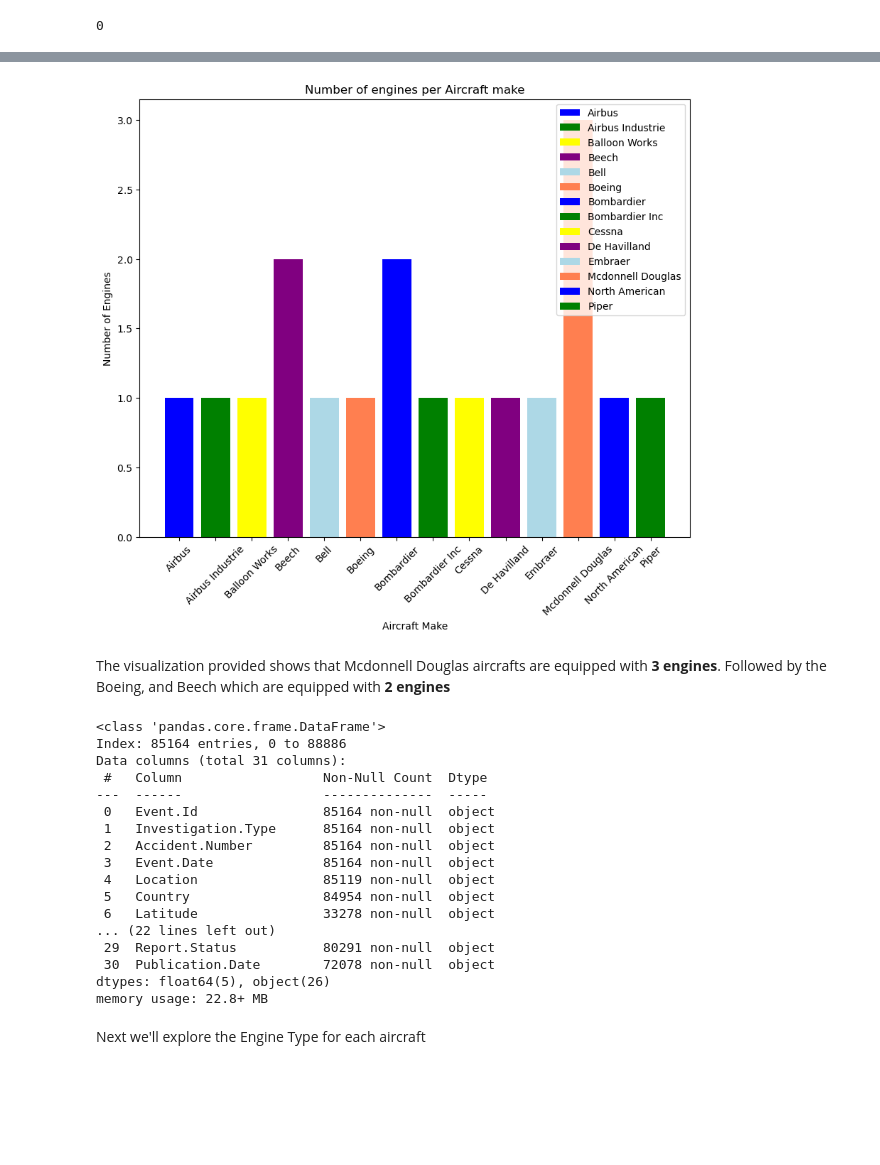
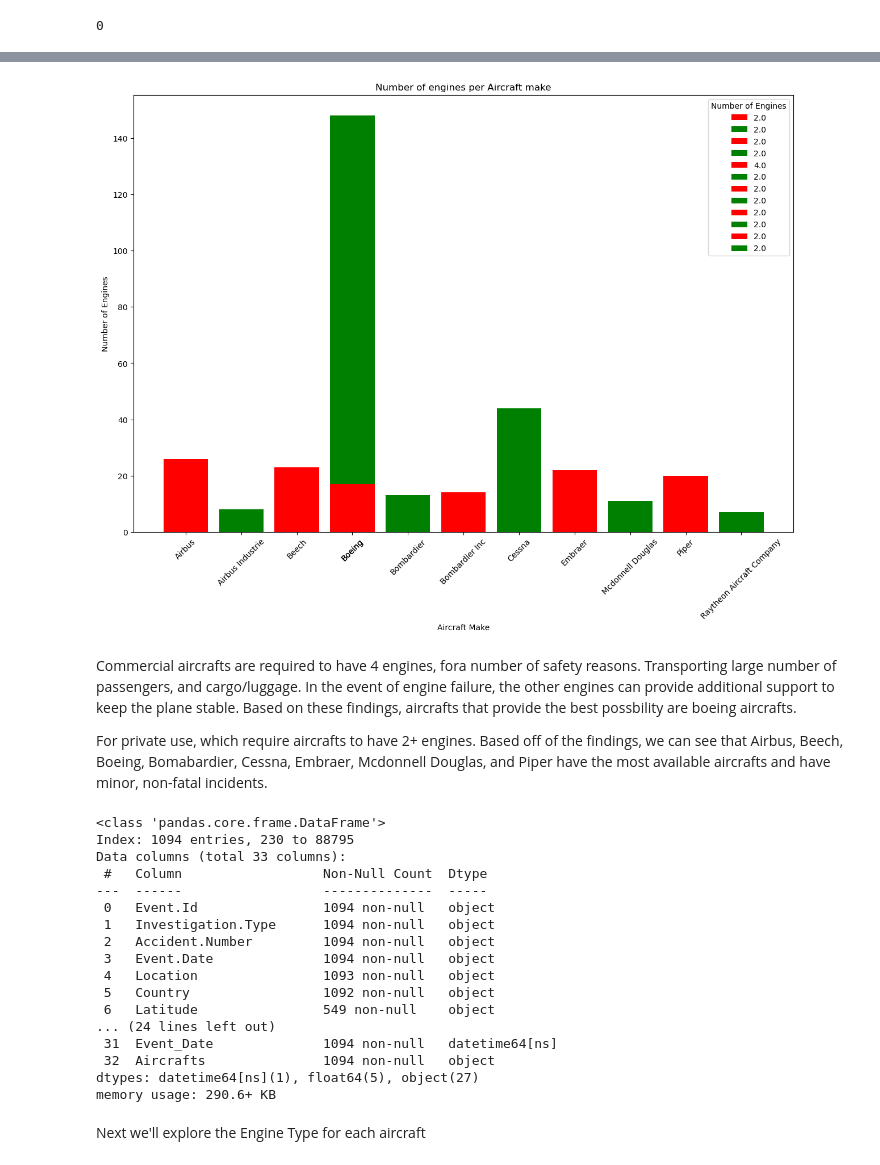
Before and after one commit to omendez930/Aircraft_purchase_analysis, a Jupyter notebook: Index.ipynb, the cells around one changed output, grey strips where cells are left out. Cells and saved outputs as stored; diff of their text form; code cells hidden in the pictures; blank space fills up the shorter version.

```diff
--- a/Index.ipynb
+++ b/Index.ipynb
@@ -590,0 +681,2 @@ make_over_10 = grouped_data[grouped_data['Count'] >= 10]
+# %%
+make_over_ten_aircrafts =  grouped_data[(grouped_data['Number_of_Aircrafts'] >= 10) & (grouped_data['Aircraft.Category'] == 'Airplane')]
@@ -688,4 +795,4 @@ len(data['Number.of.Engines'])
 # %%
-engine_number_mean = float(round(data['Number.of.Engines'].mean()))
+engine_number_mean = float(round(minor_damaged_aircrafts['Number.of.Engines'].mean()))
 engine_number_mean
 # %% [output]
@@ -693,2 +800,2 @@ engine_number_mean
 # %%
-data['Number.of.Engines'].fillna(engine_number_mean, inplace=True)
+minor_damaged_aircrafts['Number.of.Engines'].fillna(engine_number_mean, inplace=True)
@@ -727,0 +815,6 @@ make_over_10[make_over_10['Number of Engines'] >= 3]
+# %%
+number_of_engines = minor_damaged_aircrafts.groupby(['Make','Aircraft.Category','Number.of.Engines']).agg(Make_count=('Make', 'size')).reset_index()
+commercial_aircrafts = number_of_engines[(number_of_engines['Number.of.Engines'] >= 2) & (number_of_engines['Aircraft.Category'] == 'Airplane') & (number_of_engines['Make_count'] >= 5)]
+# number_of_engines
+commercial_aircrafts
+# commercial_aircrafts.to_csv('./data/commercial_aircraft_make_gt.csv', index=False)
@@ -728,19 +850,18 @@ make_over_10[make_over_10['Number of Engines'] >= 3]
 # %%
-fig, ax = plt.subplots(figsize=(10,8))
+fig, ax = plt.subplots(figsize=(15,10))
 
-categories = list(make_over_10['Make'])
+categories = list(make_over_ten_aircrafts['Make'])
 
-colors = np.random.rand(len(categories),3)
+colors = ['red','green']
 
-ax.bar(make_over_10['Make'], make_over_10['Number of Engines'], label=make_over_10['Make'], color=color)
+ax.bar(commercial_aircrafts['Make'], commercial_aircrafts['Make_count'], label=commercial_aircrafts['Number.of.Engines'],color=colors)
 ax.set_xlabel('Aircraft Make')
 ax.set_ylabel('Number of Engines')
 ax.set_title('Number of engines per Aircraft make')
-ax.set_xticks(make_over_10['Make'])
-ax.set_xticklabels(make_over_10['Make'], rotation=45)
-ax.legend()
+ax.set_xticks(commercial_aircrafts['Make'])
+ax.set_xticklabels(commercial_aircrafts['Make'], rotation=45)
+ax.set_label('Label via method')
+ax.legend(title='Number of Engines')
 plt.show();
 # %% [output]
-[figure, old version]
+[figure, new version]
-# %% [markdown]
-The visualization provided shows that Mcdonnell Douglas aircrafts are equipped with **3 engines**. Followed by the Boeing, and Beech which are equipped with **2 engines**
@@ -747,23 +870,27 @@ The visualization provided shows that Mcdonnell Douglas aircrafts are equipped w
+# %% [markdown]
+Commercial aircrafts are required to have 4 engines, fora number of safety reasons. Transporting large number of passengers, and cargo/luggage. In the event of engine failure, the other engines can provide additional support to keep the plane stable. Based on these findings, aircrafts that provide the best possbility are boeing aircrafts.
+
+For private use, which require aircrafts to have 2+ engines. Based off of the findings, we can see that Airbus, Beech, Boeing, Bomabardier, Cessna, Embraer, Mcdonnell Douglas, and Piper have the most available aircrafts and have minor, non-fatal incidents.
 # %%
-data.info()
+minor_damaged_aircrafts.info()
 # %% [output]
 <class 'pandas.core.frame.DataFrame'>
-Index: 85164 entries, 0 to 88886
-Data columns (total 31 columns):
+Index: 1094 entries, 230 to 88795
+Data columns (total 33 columns):
  #   Column                  Non-Null Count  Dtype
 ---  ------                  --------------  -----
- 0   Event.Id                85164 non-null  object
- 1   Investigation.Type      85164 non-null  object
- 2   Accident.Number         85164 non-null  object
- 3   Event.Date              85164 non-null  object
- 4   Location                85119 non-null  object
- 5   Country                 84954 non-null  object
- 6   Latitude                33278 non-null  object
-... (22 lines left out)
- 29  Report.Status           80291 non-null  object
- 30  Publication.Date        72078 non-null  object
-dtypes: float64(5), object(26)
-memory usage: 22.8+ MB
+ 0   Event.Id                1094 non-null   object
+ 1   Investigation.Type      1094 non-null   object
+ 2   Accident.Number         1094 non-null   object
+ 3   Event.Date              1094 non-null   object
+ 4   Location                1093 non-null   object
+ 5   Country                 1092 non-null   object
+ 6   Latitude                549 non-null    object
+... (24 lines left out)
+ 31  Event_Date              1094 non-null   datetime64[ns]
+ 32  Aircrafts               1094 non-null   object
+dtypes: datetime64[ns](1), float64(5), object(27)
+memory usage: 290.6+ KB
 # %% [markdown]
 Next we'll explore the Engine Type for each aircraft
 # %%
```
Also changed, not shown: parts of 69 cells of this notebook, 14 other files.
